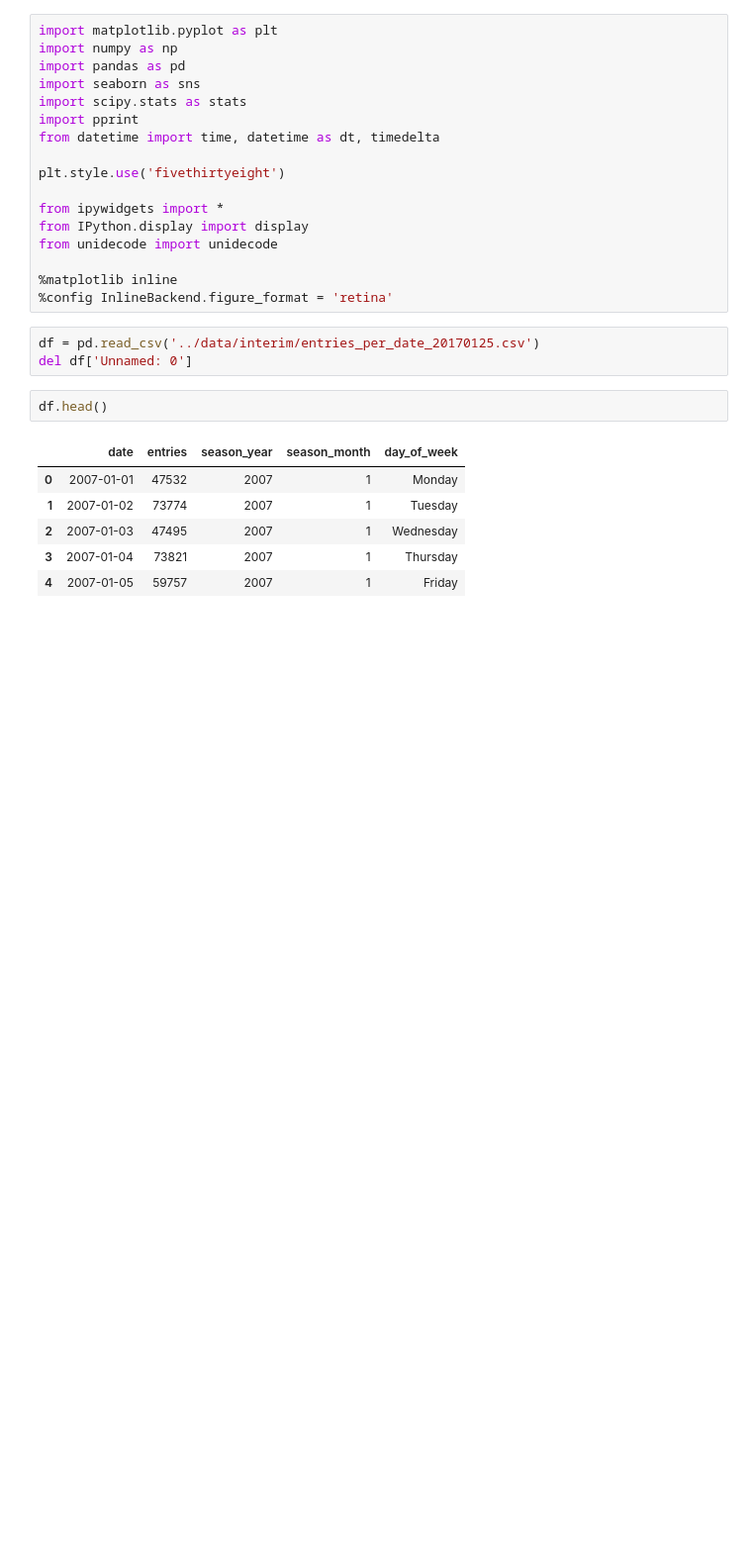
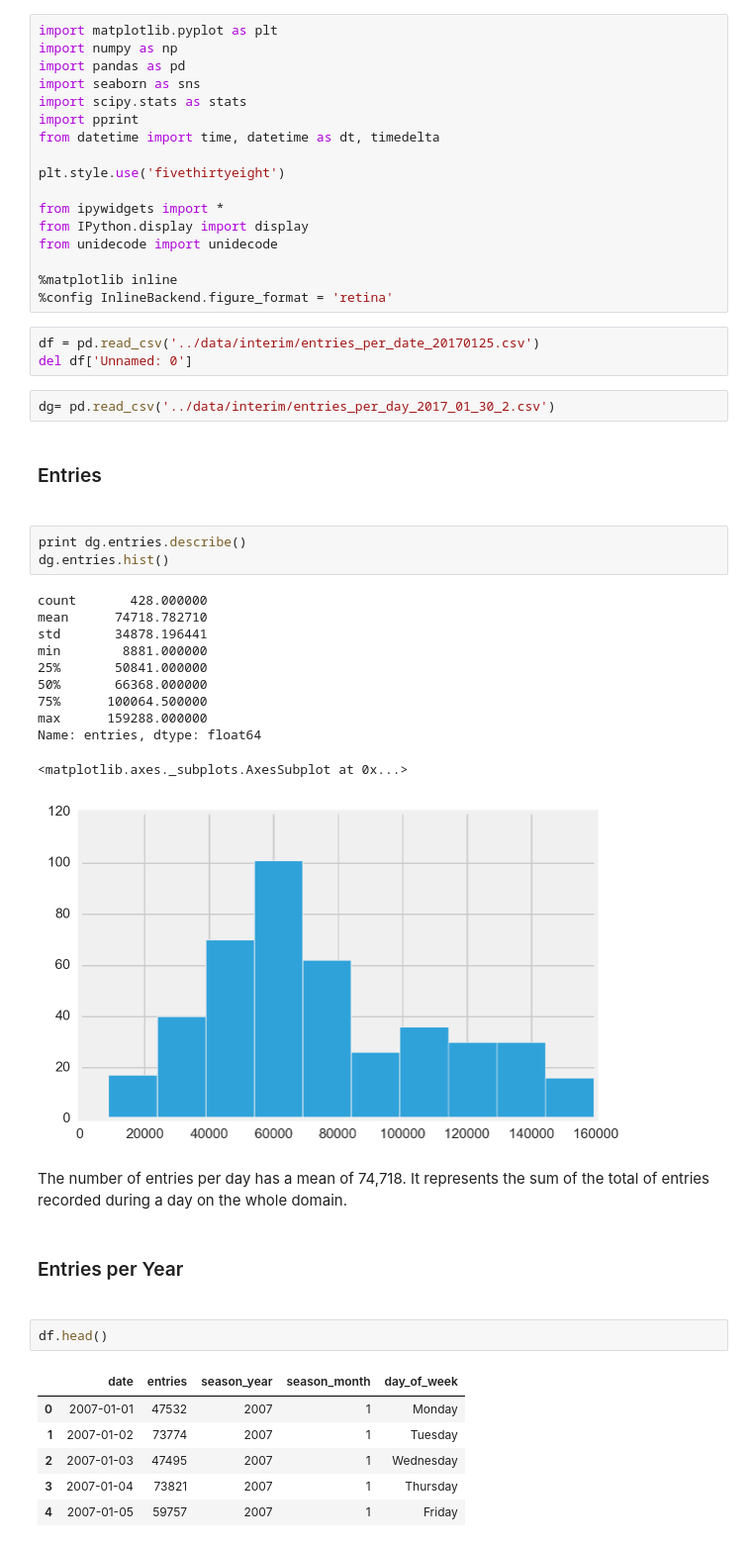
Before and after one commit to medhimugnier/capstone, a Jupyter notebook: 6.1_mm_eda_report_20170125.ipynb, the cells around one changed output. Shown at 99% size. Cells and saved outputs as stored; diff of their text form; blank space fills up the shorter version.

```diff
--- a/6.1_mm_eda_report_20170125.ipynb
+++ b/6.1_mm_eda_report_20170125.ipynb
@@ -99,6 +99,30 @@ from unidecode import unidecode
 # %%
 df = pd.read_csv('../data/interim/entries_per_date_20170125.csv')
 del df['Unnamed: 0']
+# %%
+dg= pd.read_csv('../data/interim/entries_per_day_2017_01_30_2.csv')
+# %% [markdown]
+<H3>Entries<H3>
+# %%
+print dg.entries.describe()
+dg.entries.hist()
+# %% [output]
+count       428.000000
+mean      74718.782710
+std       34878.196441
+min        8881.000000
+25%       50841.000000
+50%       66368.000000
+75%      100064.500000
+max      159288.000000
+Name: entries, dtype: float64
+<matplotlib.axes._subplots.AxesSubplot at 0x...>
+[figure, added]
+# %% [markdown]
+The number of entries per day has a mean of 74,718.
+It represents the sum of the total of entries recorded during a day on the whole domain.
+# %% [markdown]
+<H3>Entries per Year<H3>
 # %%
 df.head()
 # %% [output]
```
Also changed, not shown: parts of 40 cells of this notebook.
